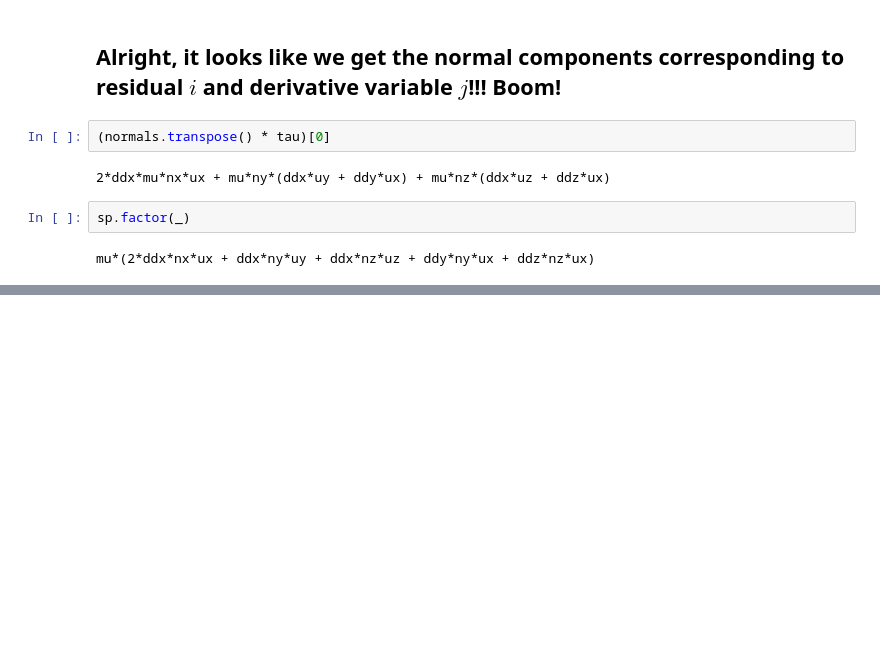
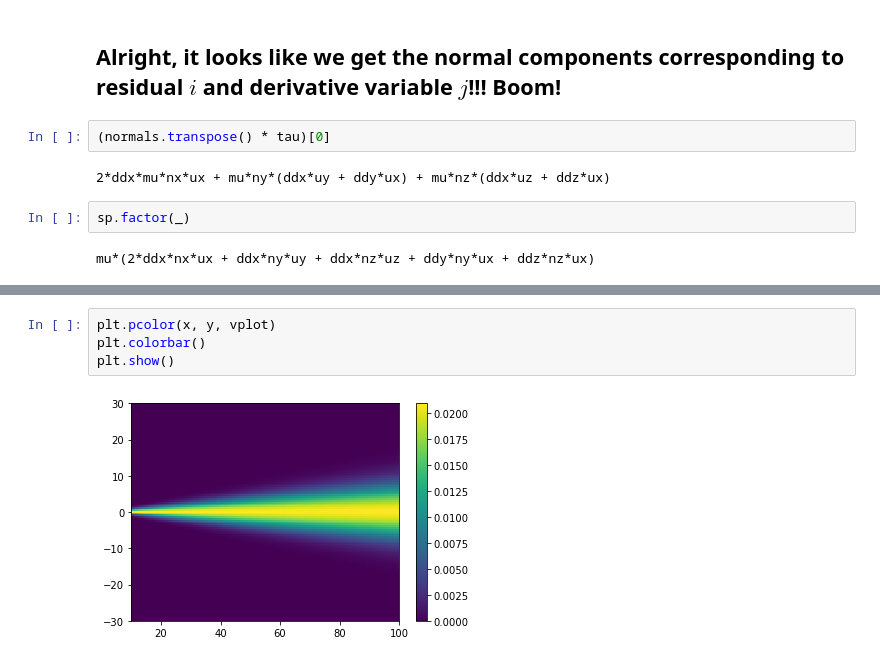
Before and after one commit to JIMMY-KSU/jupyter_notebooks, a Jupyter notebook: moose-notes.ipynb, the cells around one changed output, grey strips where cells are left out. Saved outputs shown, nothing was run; the diff lists cells and outputs as text; blank space fills up the shorter version.

```diff
--- a/moose-notes.ipynb
+++ b/moose-notes.ipynb
@@ -409,0 +467,6 @@ mu*(2*ddx*nx*ux + ddx*ny*uy + ddx*nz*uz + ddy*ny*ux + ddz*nz*ux)
+# %%
+plt.pcolor(x, y, vplot)
+plt.colorbar()
+plt.show()
+# %% [output]
+[figure, added]
```
Also changed, not shown: parts of 25 cells of this notebook, 1 other file.
